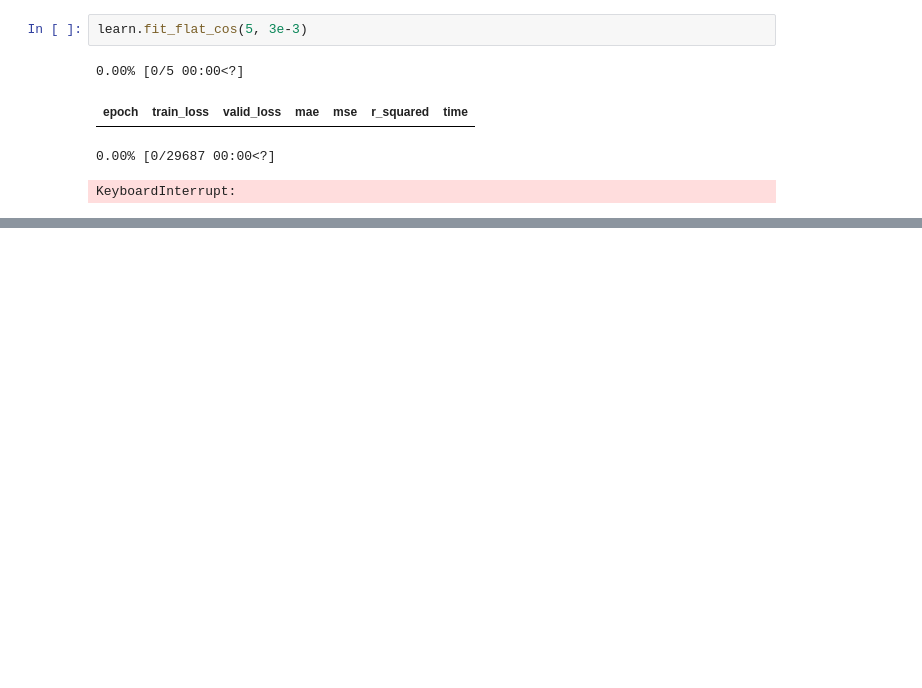
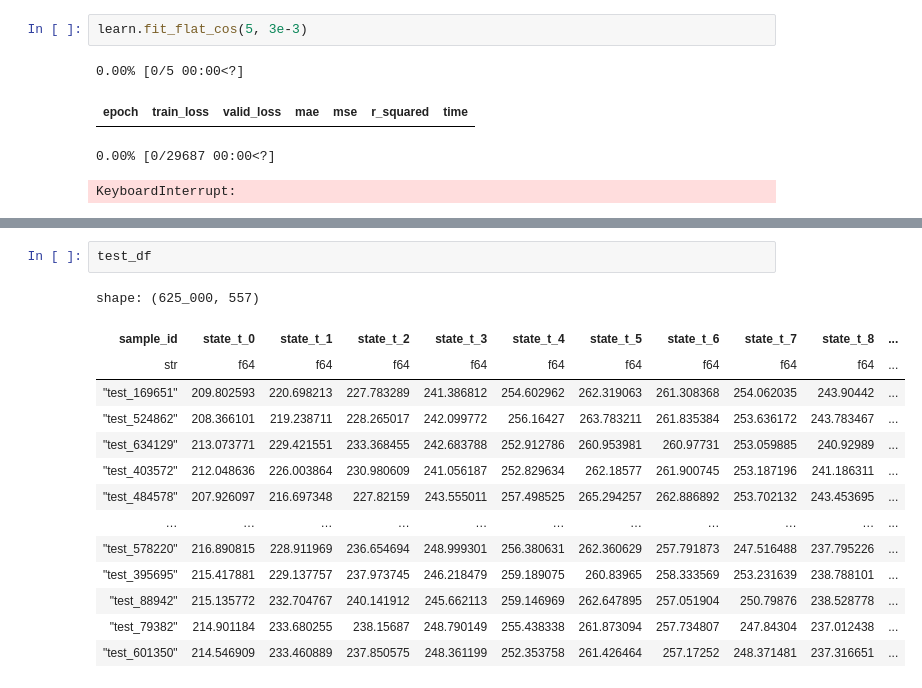
Before and after one commit to leroybird/LEAP-ClimSim, a Jupyter notebook: train.ipynb, the cells around one changed output, grey strips where cells are left out. Drawn from its saved outputs; the diff is of its cells as text; blank space fills up the shorter version.

```diff
--- a/train.ipynb
+++ b/train.ipynb
@@ -282,0 +471,17 @@ KeyboardInterrupt:
+# %%
+test_df
+# %% [output]
+shape: (625_000, 557)
+| sample_id | state_t_0 | state_t_1 | state_t_2 | state_t_3 | state_t_4 | state_t_5 | state_t_6 | state_t_7 | state_t_8 | ... |
+| str | f64 | f64 | f64 | f64 | f64 | f64 | f64 | f64 | f64 | ... |
+| "test_169651" | 209.802593 | 220.698213 | 227.783289 | 241.386812 | 254.602962 | 262.319063 | 261.308368 | 254.062035 | 243.90442 | ... |
+| "test_524862" | 208.366101 | 219.238711 | 228.265017 | 242.099772 | 256.16427 | 263.783211 | 261.835384 | 253.636172 | 243.783467 | ... |
+| "test_634129" | 213.073771 | 229.421551 | 233.368455 | 242.683788 | 252.912786 | 260.953981 | 260.97731 | 253.059885 | 240.92989 | ... |
+| "test_403572" | 212.048636 | 226.003864 | 230.980609 | 241.056187 | 252.829634 | 262.18577 | 261.900745 | 253.187196 | 241.186311 | ... |
+| "test_484578" | 207.926097 | 216.697348 | 227.82159 | 243.555011 | 257.498525 | 265.294257 | 262.886892 | 253.702132 | 243.453695 | ... |
+| … | … | … | … | … | … | … | … | … | … | ... |
+| "test_578220" | 216.890815 | 228.911969 | 236.654694 | 248.999301 | 256.380631 | 262.360629 | 257.791873 | 247.516488 | 237.795226 | ... |
+| "test_395695" | 215.417881 | 229.137757 | 237.973745 | 246.218479 | 259.189075 | 260.83965 | 258.333569 | 253.231639 | 238.788101 | ... |
+| "test_88942" | 215.135772 | 232.704767 | 240.141912 | 245.662113 | 259.146969 | 262.647895 | 257.051904 | 250.79876 | 238.528778 | ... |
+| "test_79382" | 214.901184 | 233.680255 | 238.15687 | 248.790149 | 255.438338 | 261.873094 | 257.734807 | 247.84304 | 237.012438 | ... |
+| "test_601350" | 214.546909 | 233.460889 | 237.850575 | 248.361199 | 252.353758 | 261.426464 | 257.17252 | 248.371481 | 237.316651 | ... |
```
Also changed, not shown: parts of 81 cells of this notebook, 5 other files.
